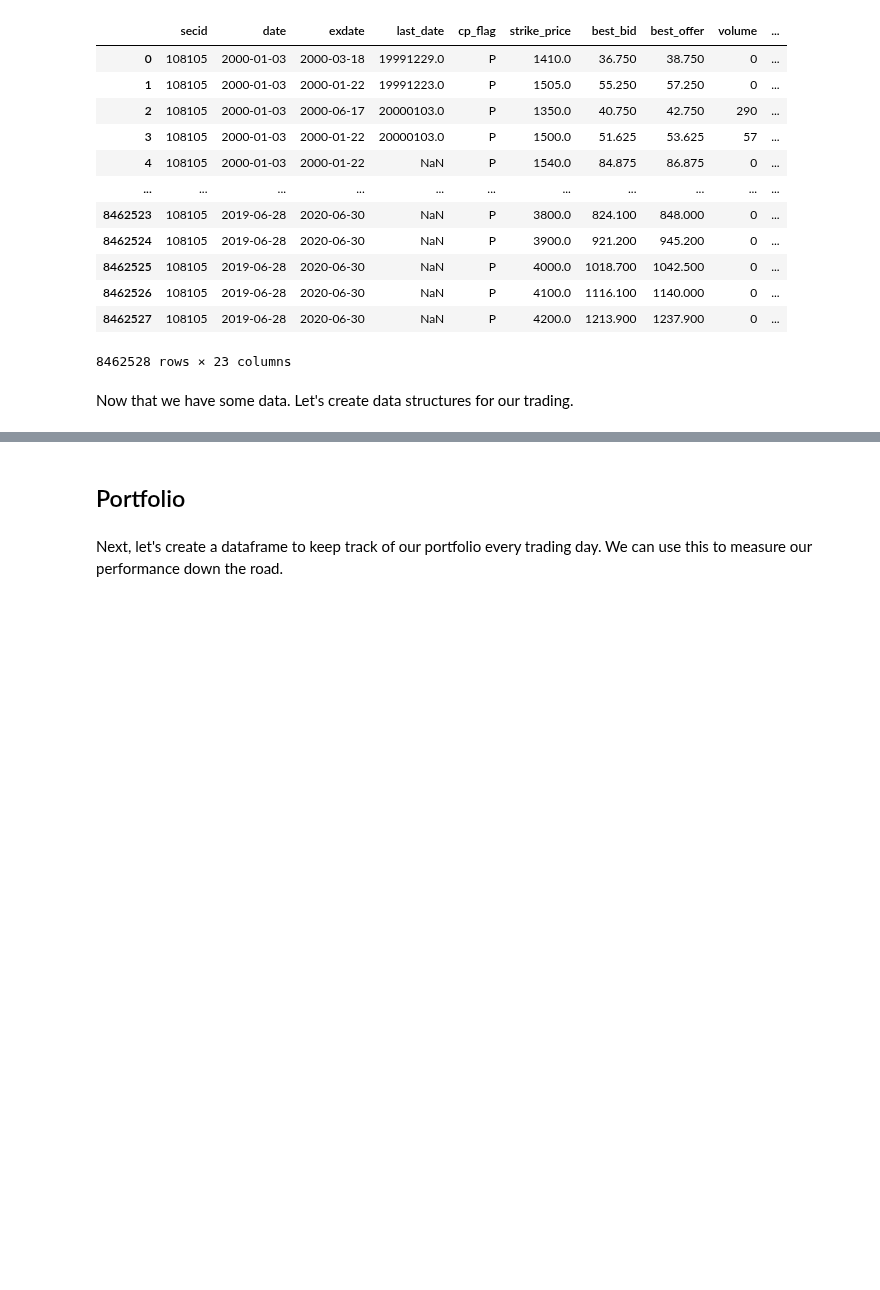
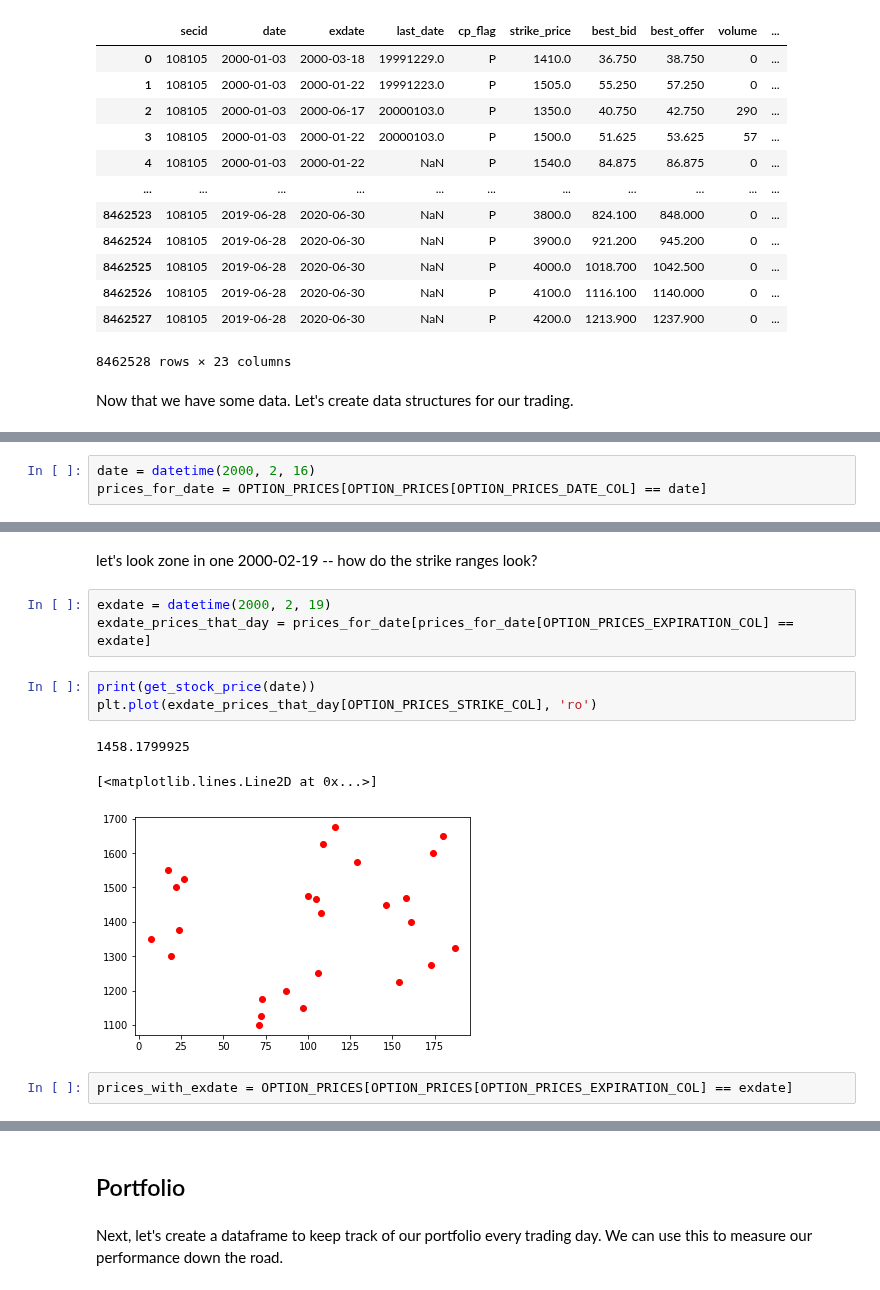
Before and after one commit to stopachka/gamma, a Jupyter notebook: puts_strategy.ipynb, the cells around one changed output, grey strips where cells are left out. Cells and saved outputs as stored; diff of their text form; blank space fills up the shorter version.

```diff
--- a/puts_strategy.ipynb
+++ b/puts_strategy.ipynb
@@ -103,0 +109,3 @@ Now that we have some data. Let's create data structures for our trading.
+# %%
+date = datetime(2000, 2, 16)
+prices_for_date = OPTION_PRICES[OPTION_PRICES[OPTION_PRICES_DATE_COL] == date]
@@ -103,0 +126,14 @@ Now that we have some data. Let's create data structures for our trading.
+# %% [markdown]
+let's look zone in one 2000-02-19 -- how do the strike ranges look?
+# %%
+exdate = datetime(2000, 2, 19)
+exdate_prices_that_day = prices_for_date[prices_for_date[OPTION_PRICES_EXPIRATION_COL] == exdate]
+# %%
+print(get_stock_price(date))
+plt.plot(exdate_prices_that_day[OPTION_PRICES_STRIKE_COL], 'ro')
+# %% [output]
+1458.1799925
+[<matplotlib.lines.Line2D at 0x...>]
+[figure, added]
+# %%
+prices_with_exdate = OPTION_PRICES[OPTION_PRICES[OPTION_PRICES_EXPIRATION_COL] == exdate]
```
Also changed, not shown: parts of 5 cells of this notebook.
